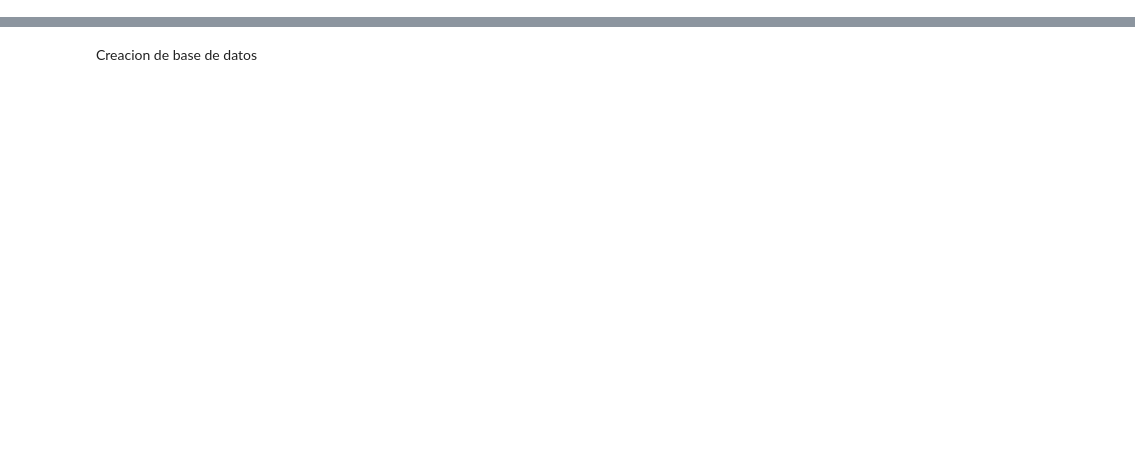
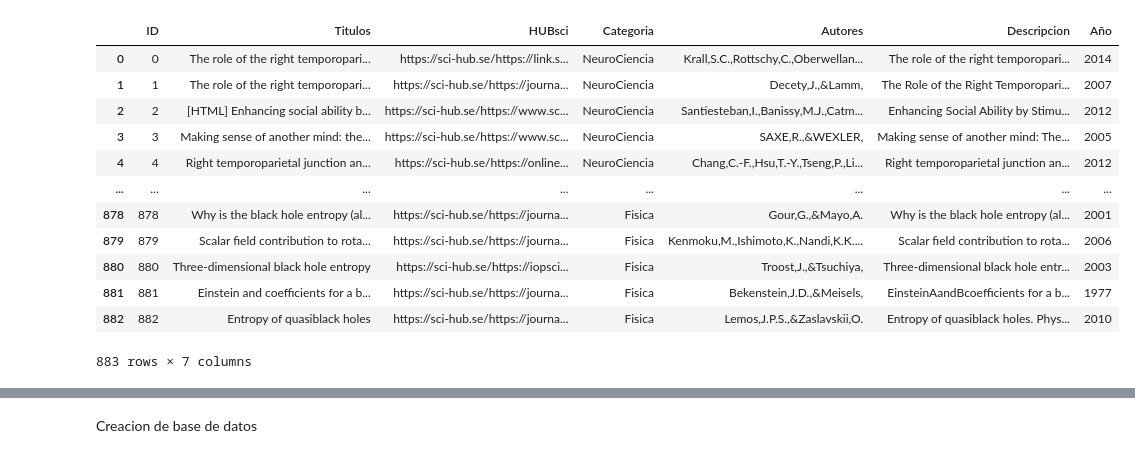
Before and after one commit to joeSL-ms/Presentacion-PowerBI-Articulos-cientificos, a Jupyter notebook: Articulos_neuro_ciencia.ipynb, the cells around one changed output, grey strips where cells are left out. Drawn from its saved outputs; the diff is of its cells as text; code cells hidden in the pictures; blank space fills up the shorter version.

```diff
--- a/Articulos_neuro_ciencia.ipynb
+++ b/Articulos_neuro_ciencia.ipynb
@@ -77,0 +93,42 @@ Articulos.rename(columns={'index': 'ID_arti'}, inplace=True)
+# %%
+Neuro=Neuro.rename(columns={'aurotes':'Autores','descripcion':'Descripcion','año':'Año'})
+Medi=Medi.rename(columns={'aurotes':'Autores','descripcion':'Descripcion','año':'Año'})
+Inge=Inge.rename(columns={'aurotes':'Autores','descripcion':'Descripcion','año':'Año'})
+Eco=Eco.rename(columns={'aurotes':'Autores','descripcion':'Descripcion','año':'Año'})
+Fisi=Fisi.rename(columns={'aurotes':'Autores','descripcion':'Descripcion','año':'Año'})
+# %%
+Neuro_t=Neuro[Neuro.Autores!='NaN'].reset_index(drop=True)
+Medi_t=Medi[Medi.Autores!='NaN'].reset_index(drop=True)
+Inge_t=Inge[Inge.Autores!='NaN'].reset_index(drop=True)
+Eco_t=Eco[Eco.Autores!='NaN'].reset_index(drop=True)
+Fisi_t=Fisi[Fisi.Autores!='NaN'].reset_index(drop=True)
+# %%
+Neuro_t.Año=Neuro_t.Año.str.replace('(', '').str.replace(')', '').astype(int)
+Medi_t.Año=Medi_t.Año.str.replace('(', '').str.replace(')', '').astype(int)
+Inge_t.Año=Inge_t.Año.str.replace('(', '').str.replace(')', '').astype(int)
+Eco_t.Año=Eco_t.Año.str.replace('(', '').str.replace(')', '').astype(int)
+Fisi_t.Año=Fisi_t.Año.str.replace('(', '').str.replace(')', '').astype(int)
+# %%
+Neuro_t=Neuro_t.drop(columns='URL')
+Medi_t=Medi_t.drop(columns='URL')
+Inge_t=Inge_t.drop(columns='URL')
+Eco_t=Eco_t.drop(columns='URL')
+Fisi_t=Fisi_t.drop(columns='URL')
+# %%
+Articulos=pd.concat([Neuro_t,Medi_t,Inge_t,Eco_t,Fisi_t]).reset_index(drop=True).reset_index(False)
+Articulos=Articulos.rename(columns={'index':'ID'})
+Articulos
+# %% [output]
+|  | ID | Titulos | HUBsci | Categoria | Autores | Descripcion | Año |
+| 0 | 0 | The role of the right temporopari... | https://sci-hub.se/https://link.s... | NeuroCiencia | Krall,S.C.,Rottschy,C.,Oberwellan... | The role of the right temporopari... | 2014 |
+| 1 | 1 | The role of the right temporopari... | https://sci-hub.se/https://journa... | NeuroCiencia | Decety,J.,&Lamm, | The Role of the Right Temporopari... | 2007 |
+| 2 | 2 | [HTML] Enhancing social ability b... | https://sci-hub.se/https://www.sc... | NeuroCiencia | Santiesteban,I.,Banissy,M.J.,Catm... | Enhancing Social Ability by Stimu... | 2012 |
+| 3 | 3 | Making sense of another mind: the... | https://sci-hub.se/https://www.sc... | NeuroCiencia | SAXE,R.,&WEXLER, | Making sense of another mind: The... | 2005 |
+| 4 | 4 | Right temporoparietal junction an... | https://sci-hub.se/https://online... | NeuroCiencia | Chang,C.-F.,Hsu,T.-Y.,Tseng,P.,Li... | Right temporoparietal junction an... | 2012 |
+| ... | ... | ... | ... | ... | ... | ... | ... |
+| 878 | 878 | Why is the black hole entropy (al... | https://sci-hub.se/https://journa... | Fisica | Gour,G.,&Mayo,A. | Why is the black hole entropy (al... | 2001 |
+| 879 | 879 | Scalar field contribution to rota... | https://sci-hub.se/https://journa... | Fisica | Kenmoku,M.,Ishimoto,K.,Nandi,K.K.... | Scalar field contribution to rota... | 2006 |
+| 880 | 880 | Three-dimensional black hole entropy | https://sci-hub.se/https://iopsci... | Fisica | Troost,J.,&Tsuchiya, | Three-dimensional black hole entr... | 2003 |
+| 881 | 881 | Einstein and coefficients for a b... | https://sci-hub.se/https://journa... | Fisica | Bekenstein,J.D.,&Meisels, | EinsteinAandBcoefficients for a b... | 1977 |
+| 882 | 882 | Entropy of quasiblack holes | https://sci-hub.se/https://journa... | Fisica | Lemos,J.P.S.,&Zaslavskii,O. | Entropy of quasiblack holes. Phys... | 2010 |
+883 rows × 7 columns
```
Also changed, not shown: parts of 68 cells of this notebook, 10 other files.
